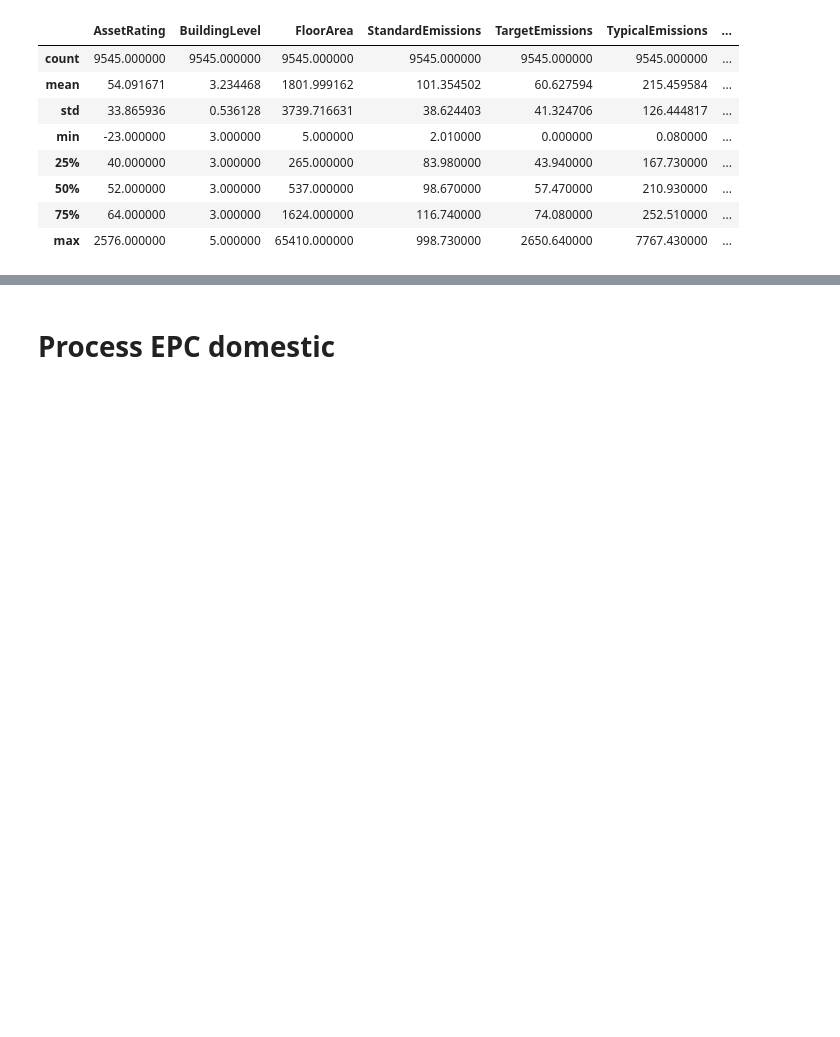
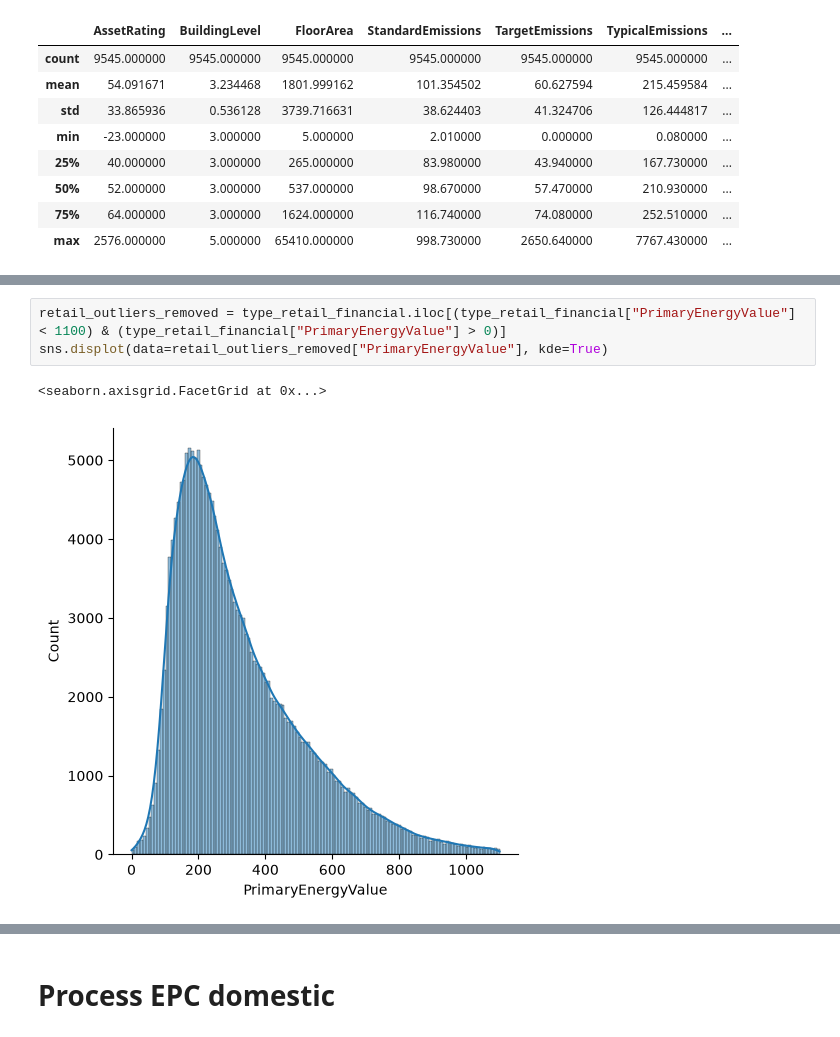
Before and after one commit to iaspidem/epc-learn, a Jupyter notebook: preprocess.ipynb, the cells around one changed output, grey strips where cells are left out. Saved outputs shown, nothing was run; the diff lists cells and outputs as text; blank space fills up the shorter version.

Commit message:
create graphs displaying primary energy value for most common categories

```diff
--- a/preprocess.ipynb
+++ b/preprocess.ipynb
@@ -418,0 +409,6 @@ sns.displot(data=df_plot["PrimaryEnergyValue"])
+# %%
+retail_outliers_removed = type_retail_financial.iloc[(type_retail_financial["PrimaryEnergyValue"] < 1100) & (type_retail_financial["PrimaryEnergyValue"] > 0)]
+sns.displot(data=retail_outliers_removed["PrimaryEnergyValue"], kde=True)
+# %% [output]
+<seaborn.axisgrid.FacetGrid at 0x...>
+[figure, added]
```
Also changed, not shown: parts of 10 cells of this notebook.
